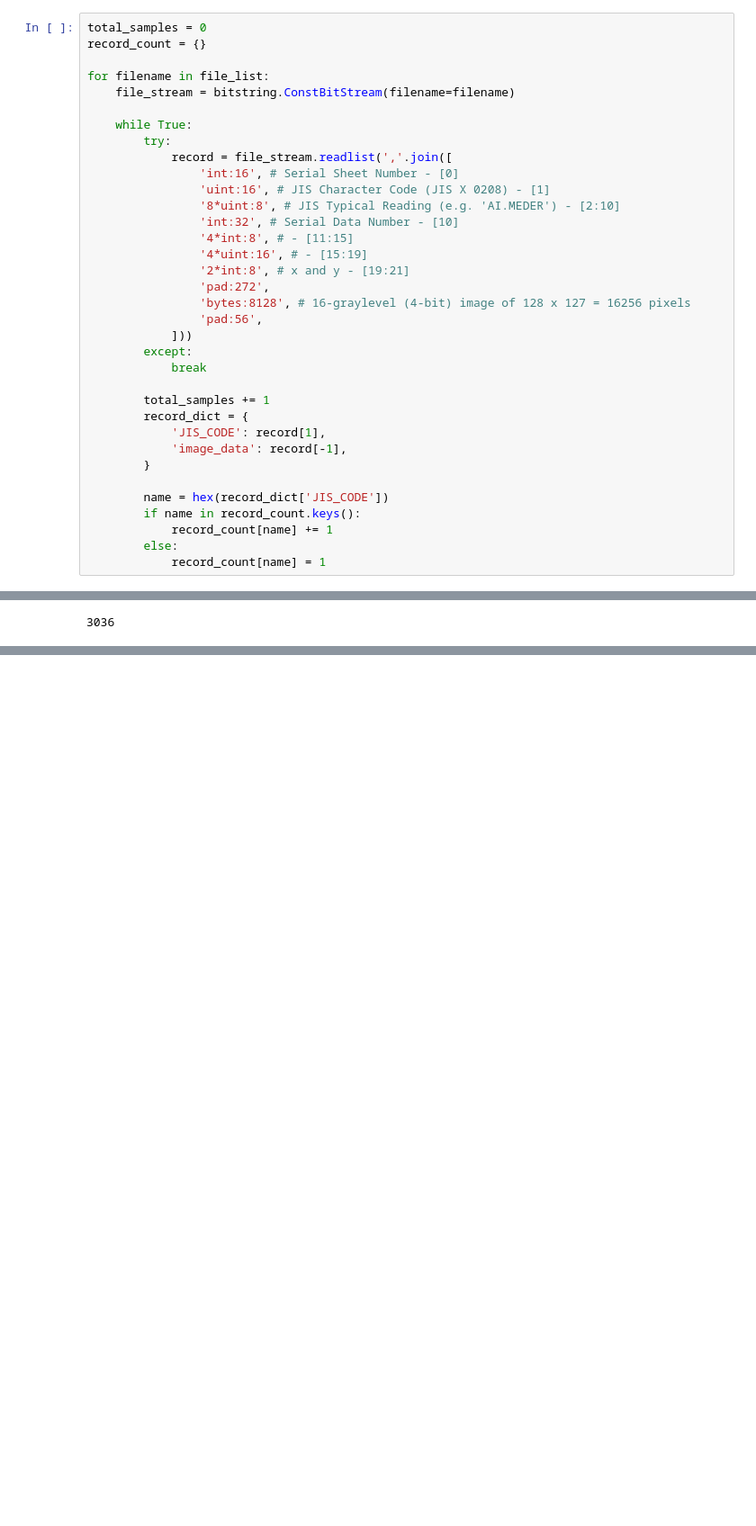
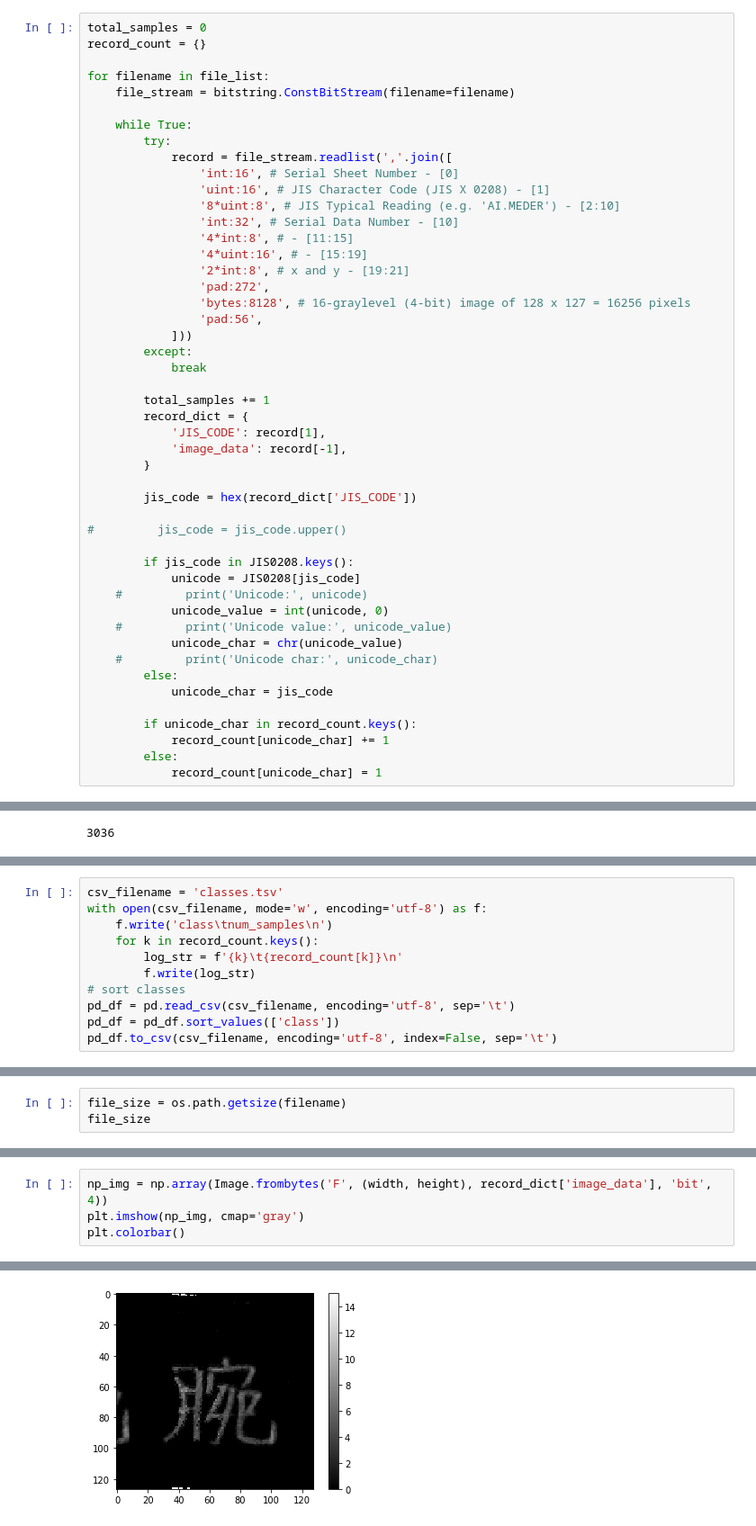
Before and after one commit to ichisadashioko/etlcdb, a Jupyter notebook: ETL9G/etl_9g_inspect_data.ipynb, the cells around one changed output, grey strips where cells are left out. Shown: that part at 90% size. Drawn from its saved outputs; the diff is of its cells as text; blank space fills up the shorter version.

Commit message:
add classes.tsv

```diff
--- a/ETL9G/etl_9g_inspect_data.ipynb
+++ b/ETL9G/etl_9g_inspect_data.ipynb
@@ -176,11 +200,24 @@ for filename in file_list:
             'image_data': record[-1],
         }
 
-        name = hex(record_dict['JIS_CODE'])
-        if name in record_count.keys():
-            record_count[name] += 1
+        jis_code = hex(record_dict['JIS_CODE'])
+
+#         jis_code = jis_code.upper()
+
+        if jis_code in JIS0208.keys():
+            unicode = JIS0208[jis_code]
+    #         print('Unicode:', unicode)
+            unicode_value = int(unicode, 0)
+    #         print('Unicode value:', unicode_value)
+            unicode_char = chr(unicode_value)
+    #         print('Unicode char:', unicode_char)
         else:
-            record_count[name] = 1
+            unicode_char = jis_code
+
+        if unicode_char in record_count.keys():
+            record_count[unicode_char] += 1
+        else:
+            record_count[unicode_char] = 1
 # %%
 total_samples
 # %% [output]
@@ -211 +248,12 @@ record_count
  ...}
+# %%
+csv_filename = 'classes.tsv'
+with open(csv_filename, mode='w', encoding='utf-8') as f:
+    f.write('class\tnum_samples\n')
+    for k in record_count.keys():
+        log_str = f'{k}\t{record_count[k]}\n'
+        f.write(log_str)
+# sort classes
+pd_df = pd.read_csv(csv_filename, encoding='utf-8', sep='\t')
+pd_df = pd_df.sort_values(['class'])
+pd_df.to_csv(csv_filename, encoding='utf-8', index=False, sep='\t')
@@ -211,0 +268,3 @@ record_count
+# %%
+file_size = os.path.getsize(filename)
+file_size
@@ -211,0 +383,5 @@ record_count
+# %%
+np_img = np.array(Image.frombytes('F', (width, height), record_dict['image_data'], 'bit', 4))
+plt.imshow(np_img, cmap='gray')
+plt.colorbar()
+# %% [output]
@@ -211,0 +389 @@ record_count
+[figure, added]
```
Also changed, not shown: parts of 15 cells of this notebook, 18 other files.
